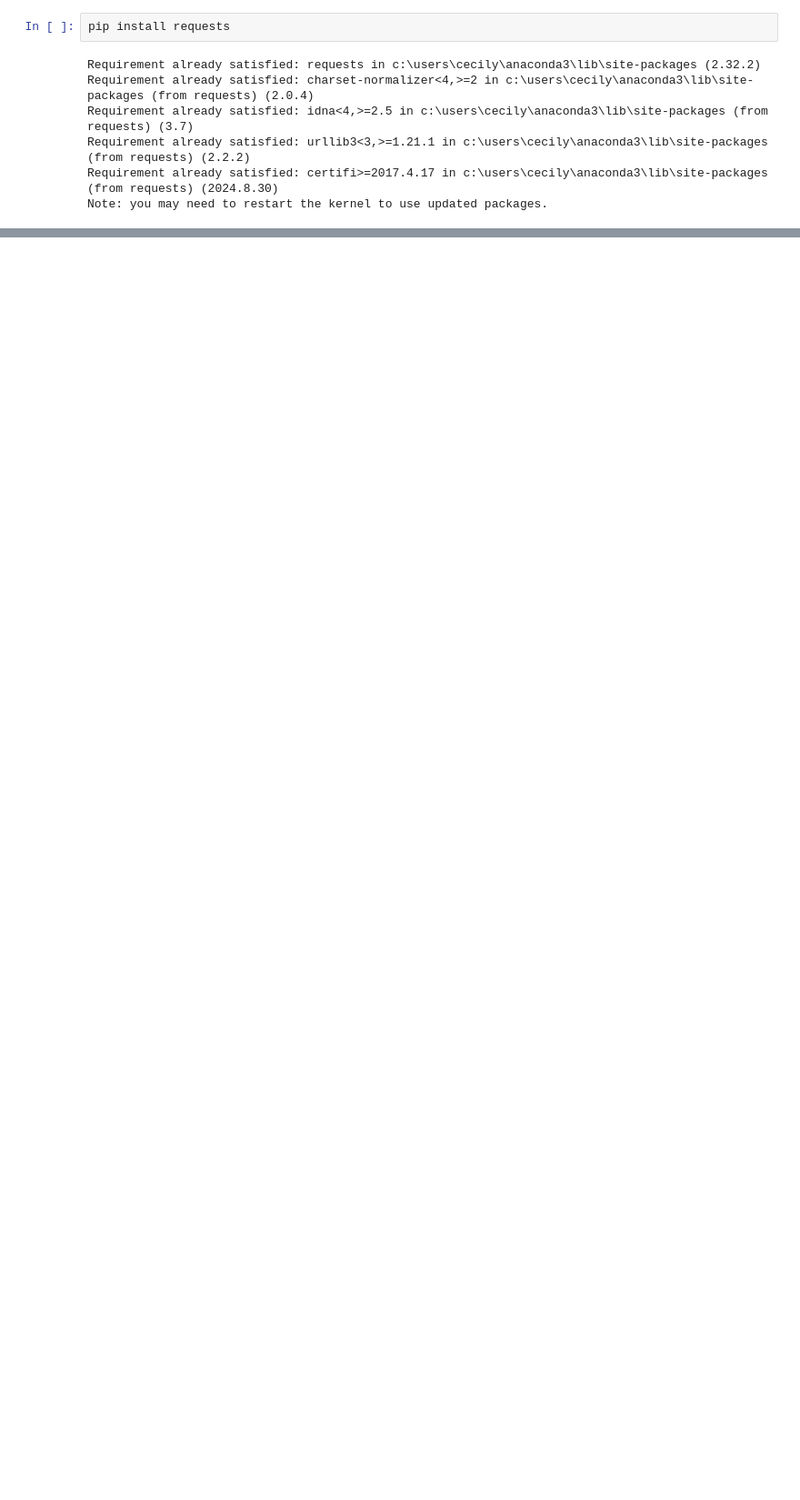
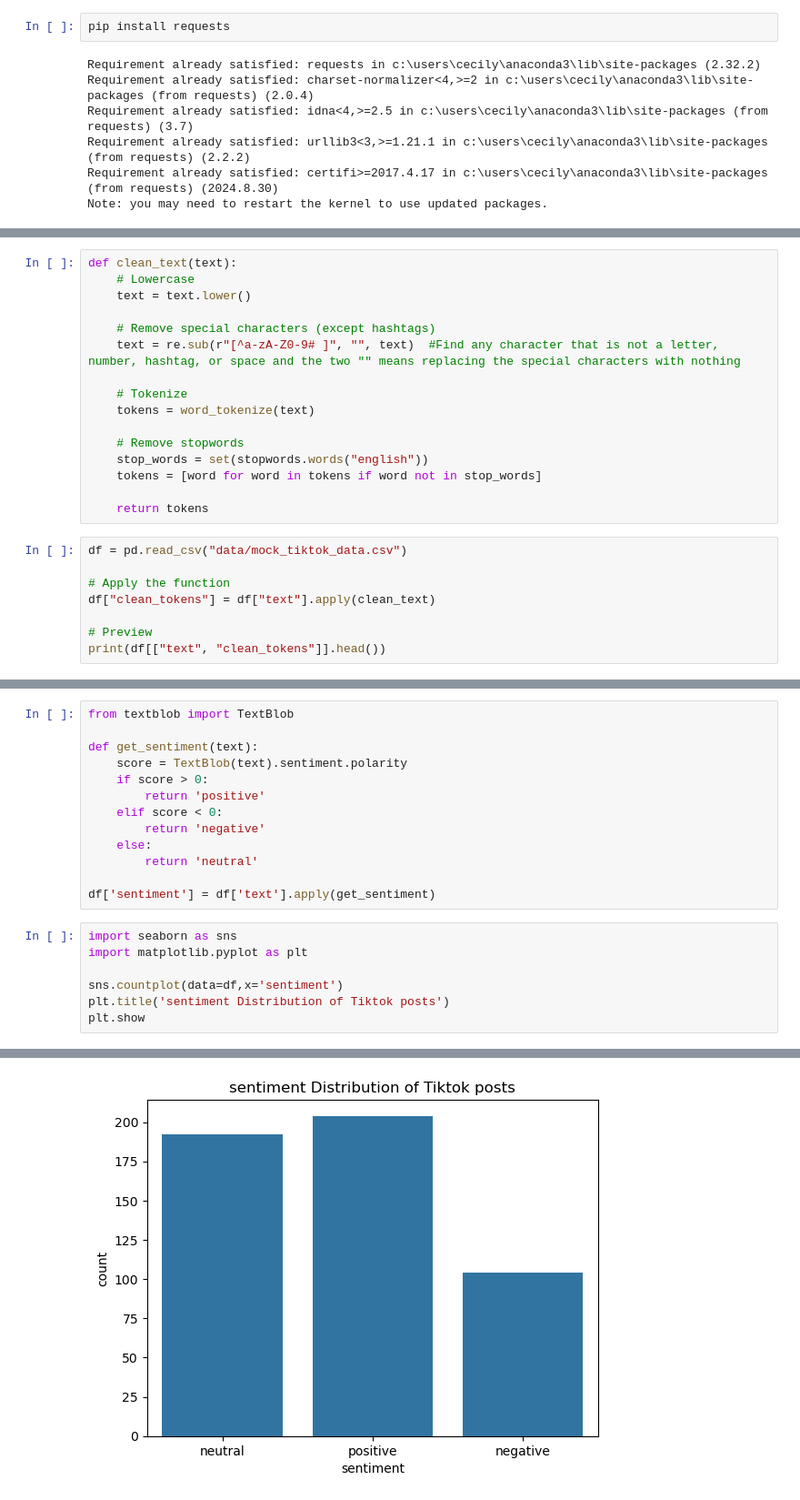
Before and after one commit to cecy84/Real-Time-Social-Media-Tiktok-Event-detection, a Jupyter notebook: main notebook.ipynb, the cells around one changed output, grey strips where cells are left out. Shown at 91% size. Cells and saved outputs as stored; diff of their text form; blank space fills up the shorter version.

```diff
--- a/main notebook.ipynb
+++ b/main notebook.ipynb
@@ -310,0 +122,24 @@ print("✅ Mock data generated!")
+# %%
+def clean_text(text):
+    # Lowercase
+    text = text.lower()
+
+    # Remove special characters (except hashtags)
+    text = re.sub(r"[^a-zA-Z0-9# ]", "", text)  #Find any character that is not a letter, number, hashtag, or space and the two "" means replacing the special characters with nothing
+
+    # Tokenize
+    tokens = word_tokenize(text)
+
+    # Remove stopwords
+    stop_words = set(stopwords.words("english"))
+    tokens = [word for word in tokens if word not in stop_words]
+
+    return tokens
+# %%
+df = pd.read_csv("data/mock_tiktok_data.csv")
+
+# Apply the function
+df["clean_tokens"] = df["text"].apply(clean_text)
+
+# Preview
+print(df[["text", "clean_tokens"]].head())
@@ -310,0 +166,21 @@ print("✅ Mock data generated!")
+# %%
+from textblob import TextBlob
+
+def get_sentiment(text):
+    score = TextBlob(text).sentiment.polarity
+    if score > 0:
+        return 'positive'
+    elif score < 0:
+        return 'negative'
+    else:
+        return 'neutral'
+
+df['sentiment'] = df['text'].apply(get_sentiment)
+# %%
+import seaborn as sns
+import matplotlib.pyplot as plt
+
+sns.countplot(data=df,x='sentiment')
+plt.title('sentiment Distribution of Tiktok posts')
+plt.show
+# %% [output]
@@ -310,0 +188 @@ print("✅ Mock data generated!")
+[figure, added]
```
Also changed, not shown: parts of 19 cells of this notebook.
